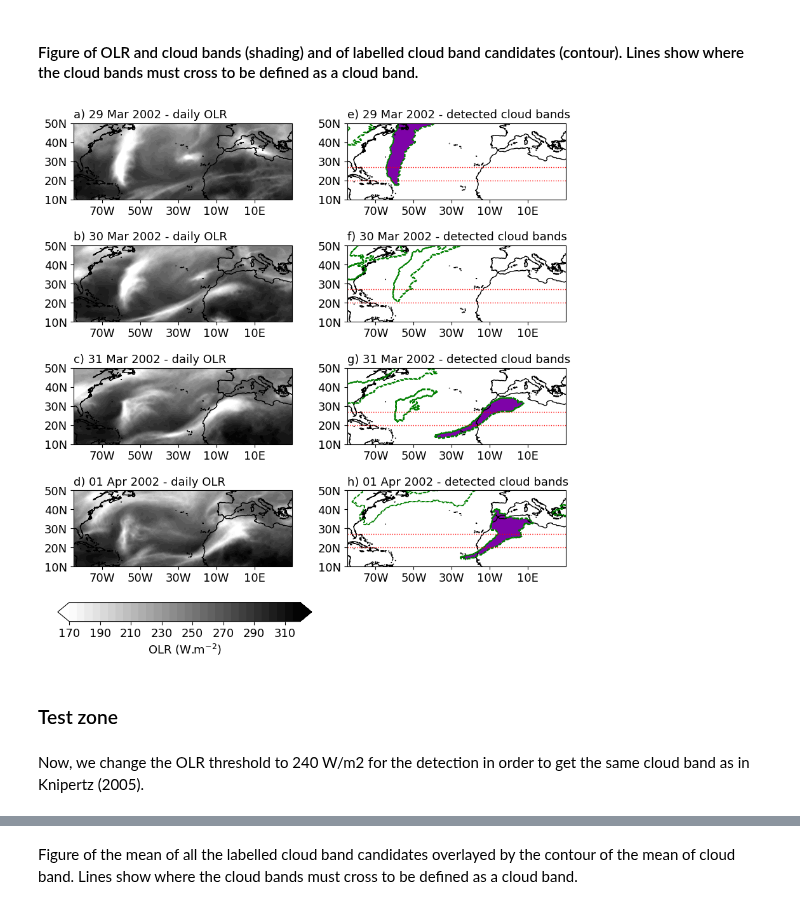
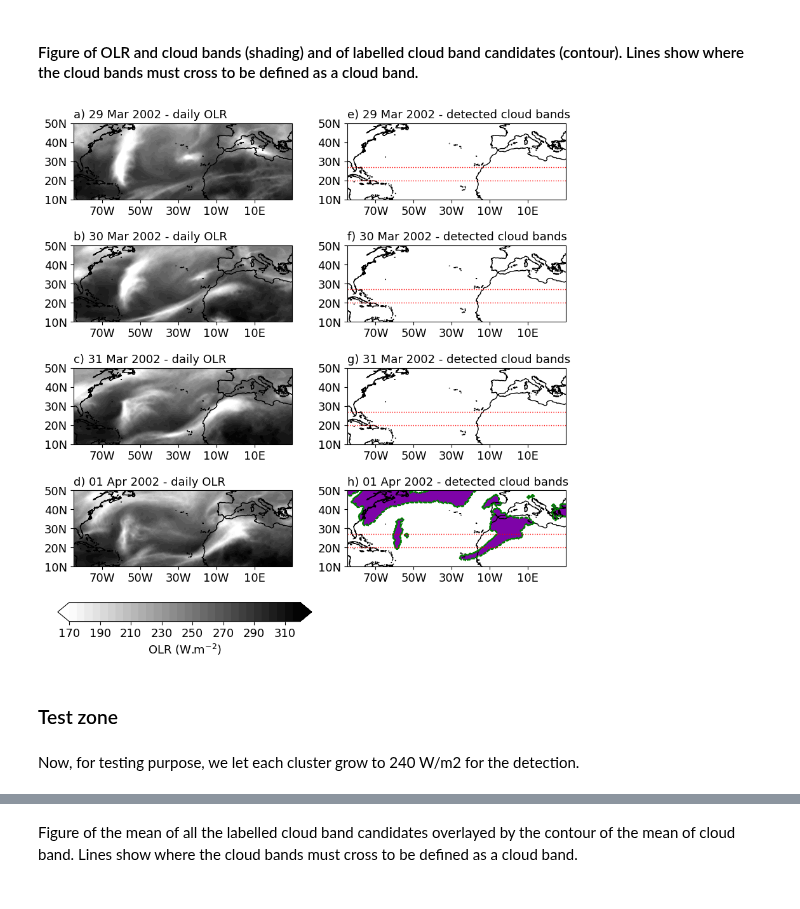
Before and after one commit to romainpilon/cloudbandPy, a Jupyter notebook: notebooks/test_case/plot_evolution_of_cloud_bands_northAtlantic_apr2002_Knippertz2005.ipynb, the cells around one changed output, grey strips where cells are left out. Saved outputs shown, nothing was run; the diff lists cells and outputs as text; code cells hidden in the pictures.

Commit message:
tmp new relaxed dilation

```diff
--- a/notebooks/test_case/plot_evolution_of_cloud_bands_northAtlantic_apr2002_Knippertz2005.ipynb
+++ b/notebooks/test_case/plot_evolution_of_cloud_bands_northAtlantic_apr2002_Knippertz2005.ipynb
@@ -107,7 +115,6 @@ alphabet_labels_left = [f"{letter})" for letter in string.ascii_lowercase[:nrows
 iterator_labels_left = iter(alphabet_labels_left)
 alphabet_labels_right = [f"{letter})" for letter in string.ascii_lowercase[nrows:nrows * ncols]]
 iterator_labels_right = iter(alphabet_labels_right)
-
 
 # Set graphic properties
 set_fontsize(13)
@@ -144,37 +151,37 @@ for i in range(4):
     # Panels titles
     title = f"{next(iterator_labels_right)} {dates[i]} - detected cloud bands"
     ax_detected.set_title(title, loc="left")
     ax_detected.contourf(
-            clons, lats, np.ma.masked_where(cloud_bands_over_time[i] == 0, cloud_bands_over_time[i]), cmap=cmap_detected, transform=projection
+            clons, lats, np.ma.masked_where(dilation[i] == 0, dilation[i]), cmap=cmap_detected, transform=projection
         )
     ax_detected.contour(clons, lats, labelled_candidates[i], colors="g", linestyles="--", linewidths=1, dash_sequence=[2, 10, 2, 10])
     gl2 = ax_detected.gridlines(crs=ccrs.PlateCarree(), draw_labels=False, linewidth=1, color="r", linestyle=":")
     gl2.ylocator = mticker.FixedLocator([0, 27])
     gl2.xlines = False
     gl3 = ax_detected.gridlines(crs=ccrs.PlateCarree(), draw_labels=False, linewidth=1, color="r", linestyle=":")
     gl3.ylocator = mticker.FixedLocator([0, 20])
     gl3.xlines = False
     ax_detected.coastlines()
     lonticks = np.arange(-90, 30, 20)
     latticks = np.arange(0, 60, 10)
     ax_detected.set_xticks(lonticks, crs=ccrs.PlateCarree())
     ax_detected.set_yticks(latticks, crs=ccrs.PlateCarree())
     ax_detected.xaxis.set_major_formatter(LON_FORMAT)
     ax_detected.yaxis.set_major_formatter(LAT_FORMAT)
     ax_detected.set_extent([-85, 30, 33, 0])
     ax_detected.set_ylim([10, 50])
 
 
 cax = fig.add_axes([0.1, 0.06, 0.4, 0.03])
 cbar = fig.colorbar(cs_olr, cax=cax, orientation='horizontal')
 cbar.ax.set_xlabel(r"OLR (W.m$^{-2}$)")
 
 fig.subplots_adjust(wspace=0.25, hspace=0.0)
 # plt.savefig("./knipertz2005_study.png", dpi=300, bbox_inches="tight")
 # %% [output]
-[figure, old version]
+[figure, new version]
 # %% [markdown]
 ### Test zone
 # %% [markdown]
-Now, we change the OLR threshold to 240 W/m2 for the detection in order to get the same cloud band as in Knipertz (2005).
+Now, for testing purpose, we let each cluster grow to 240 W/m2 for the detection.
 # %%
```
Also changed, not shown: parts of 4 cells of this notebook, 5 other files.
